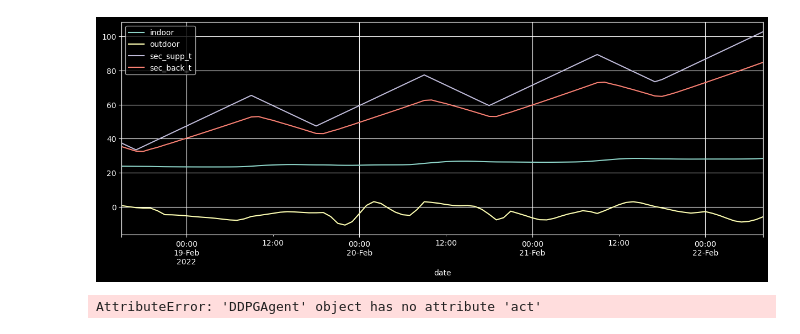
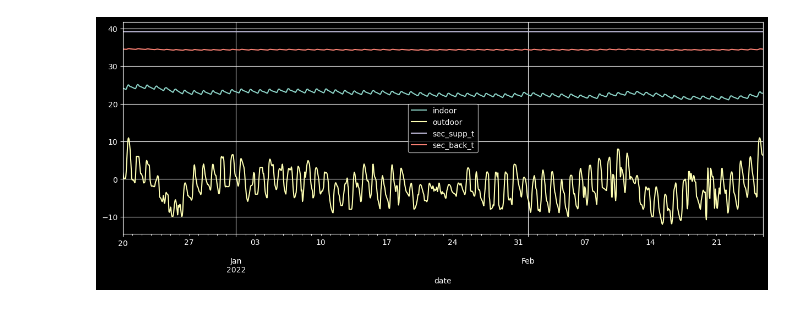
Before and after one commit to xsjk/ART1425-Project, a Jupyter notebook: test.ipynb, the cells around one changed output. Cells and saved outputs as stored; diff of their text form; code cells hidden in the pictures.

Commit message:
add other Agents

```diff
--- a/test.ipynb
+++ b/test.ipynb
@@ -21,14 +8,0 @@ agent = DDPGAgent.load_from_checkpoint(
-# %%
-agent = DDPGAgent.load_from_checkpoint(
-    checkpoint_path='runs/Jan01_21-57-54_epyc2/checkpoints/30-890.8960370431523.pth',
-    hparams_file='runs/Jan01_21-57-54_epyc2/hparams.yaml'
-)
-env = make_env()
-trainer = Trainer(agent, env)
-agent = DDPGAgent(
-    state_dim=env.observation_space.shape[0],
-    action_dim=env.action_space.shape[0]
-)
-trainer.test(True)
-# %% [output]
-[figure, removed]
@@ -43,21 +9,6 @@ trainer.test(True)
-# %%
-episodes = 1
-for episode in range(episodes):
-    state, info = env.reset()
-    episode_reward = 0
-    rewards = []
-    for step in count():
-        action = agent.act(state)
-        state, reward, done, truncated, info = env.step(action)
-        rewards.append(rewards)
-        episode_reward += reward
-        if truncated:
-            break
-        if done:
-            pass
-            # break
-X = env.X.dropna()
-X[['indoor', 'outdoor', 'sec_supp_t', 'sec_back_t']].plot()
-plt.plot(pd.Series(np.array(rewards), index=X.index))
-# %% [output]
-AttributeError: 'DDPGAgent' object has no attribute 'act'
+# %%
+env = make_env('2021-12-20')
+agent = ZeroAgent()
+rewards = Trainer(agent, env).test()
+# %% [output]
+[figure, added]
```
Also changed, not shown: parts of 5 cells of this notebook, 10 other files.
